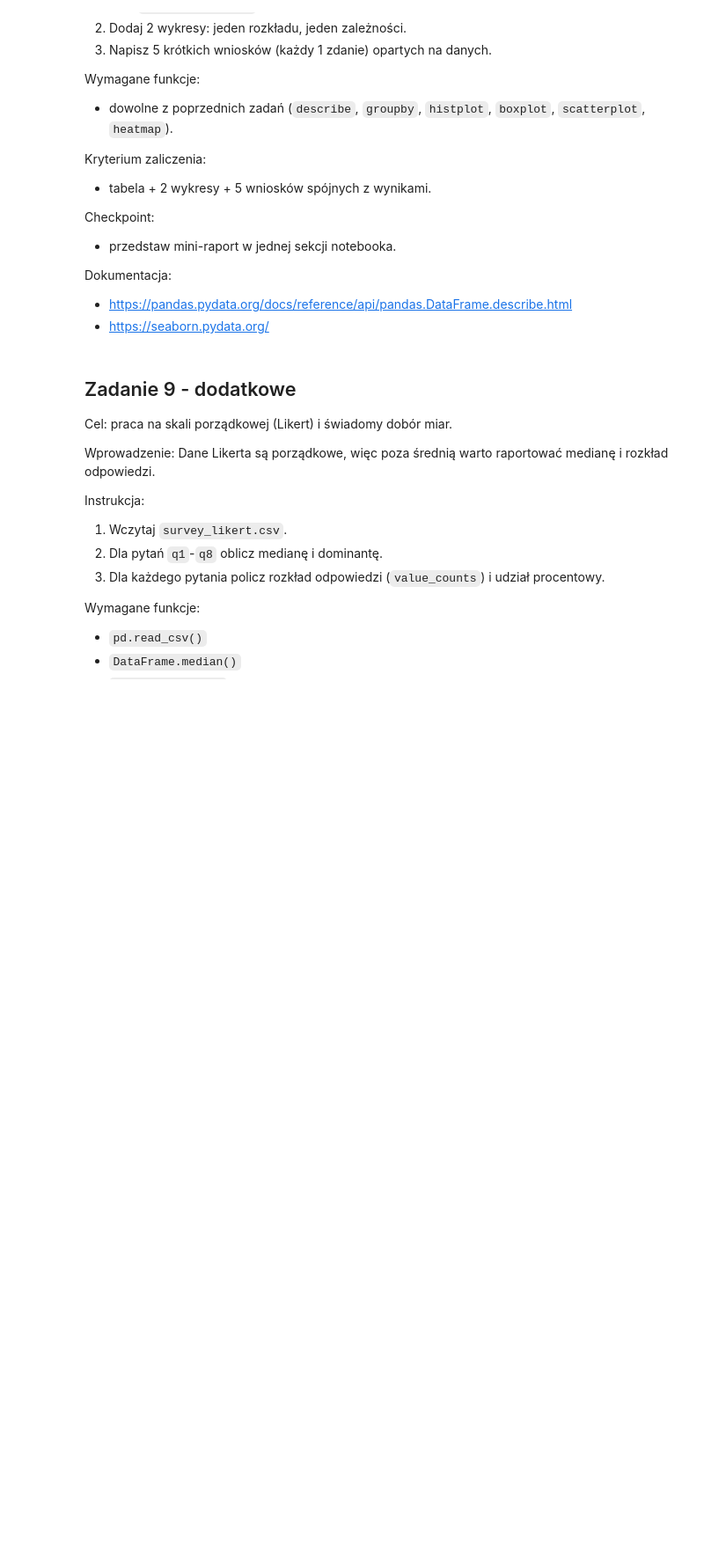
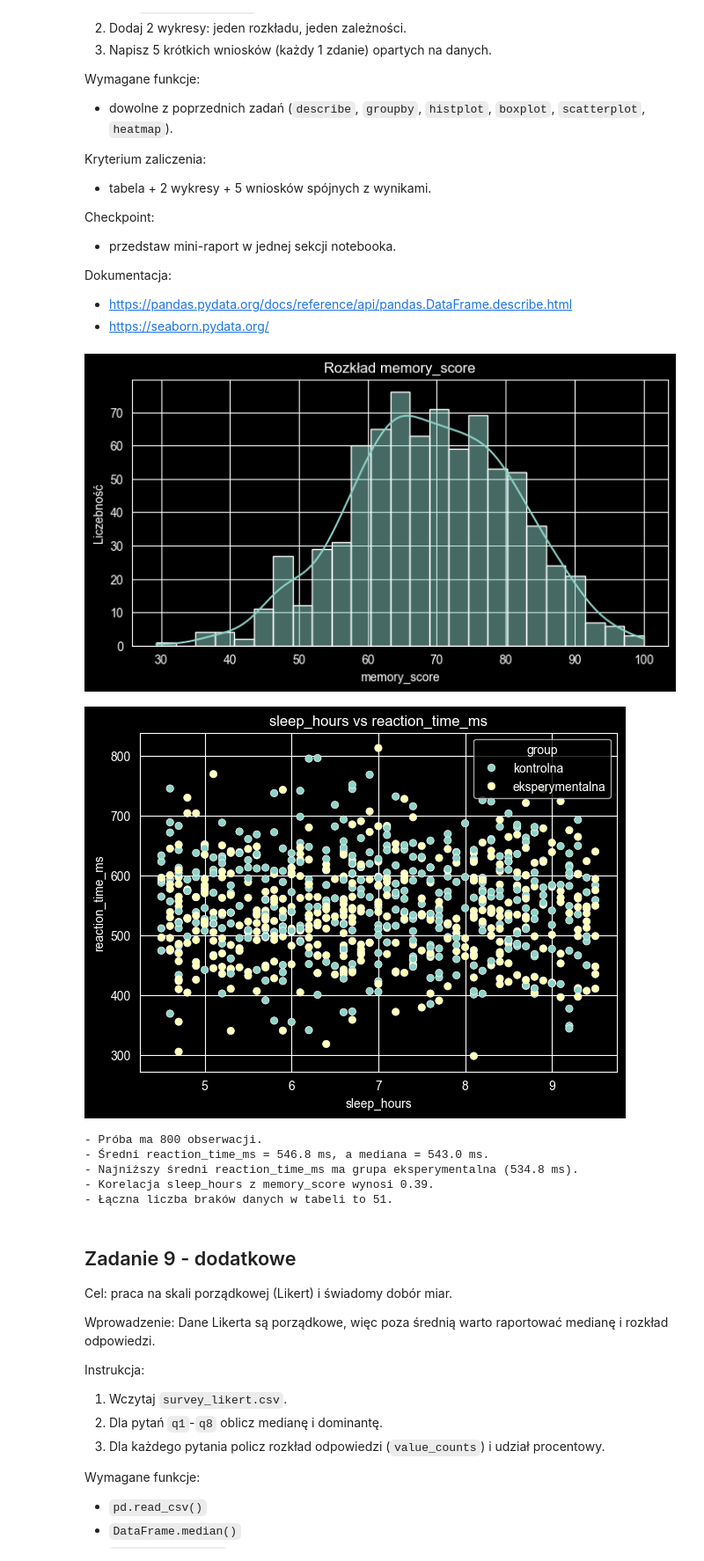
Before and after one commit to puznanski/AnalizaDanychPythonKurs, a Jupyter notebook: AnalizaDanychPython_Lekcja2.ipynb, the cells around one changed output. Shown at 88% size. Cells and saved outputs as stored; diff of their text form; code cells hidden in the pictures; blank space fills up the shorter version.

```diff
--- a/AnalizaDanychPython_Lekcja2.ipynb
+++ b/AnalizaDanychPython_Lekcja2.ipynb
@@ -329,6 +619,48 @@ Dokumentacja:
 - https://seaborn.pydata.org/
 # %%
 # Miejsce na Twoje rozwiązanie.
+tabela = df[["reaction_time_ms", "memory_score", "attention_score", "sleep_hours"]].describe().T
+tabela
+
+plt.figure(figsize=(8, 4))
+sns.histplot(df["memory_score"], bins=25, kde=True)
+plt.title("Rozkład memory_score")
+plt.xlabel("memory_score")
+plt.ylabel("Liczebność")
+plt.show()
+
+plt.figure(figsize=(7, 5))
+sns.scatterplot(data=df, x="sleep_hours", y="reaction_time_ms", hue="group")
+plt.title("sleep_hours vs reaction_time_ms")
+plt.xlabel("sleep_hours")
+plt.ylabel("reaction_time_ms")
+plt.show()
+
+n = len(df)
+rt_mean = df["reaction_time_ms"].mean()
+rt_median = df["reaction_time_ms"].median()
+corr_sm = df["sleep_hours"].corr(df["memory_score"])
+group_rt = df.groupby("group")["reaction_time_ms"].mean().sort_values()
+missing_total = int(df.isna().sum().sum())
+
+wnioski = [
+    f"Próba ma {n} obserwacji.",
+    f"Średni reaction_time_ms = {rt_mean:.1f} ms, a mediana = {rt_median:.1f} ms.",
+    f"Najniższy średni reaction_time_ms ma grupa {group_rt.index[0]} ({group_rt.iloc[0]:.1f} ms).",
+    f"Korelacja sleep_hours z memory_score wynosi {corr_sm:.2f}.",
+    f"Łączna liczba braków danych w tabeli to {missing_total}.",
+]
+
+for w in wnioski:
+    print("-", w)
+# %% [output]
+[figure, added]
+[figure, added]
+- Próba ma 800 obserwacji.
+- Średni reaction_time_ms = 546.8 ms, a mediana = 543.0 ms.
+- Najniższy średni reaction_time_ms ma grupa eksperymentalna (534.8 ms).
+- Korelacja sleep_hours z memory_score wynosi 0.39.
+- Łączna liczba braków danych w tabeli to 51.
 # %% [markdown]
 ## Zadanie 9 - dodatkowe
 
```
Also changed, not shown: parts of 14 cells of this notebook, 4 other files.
